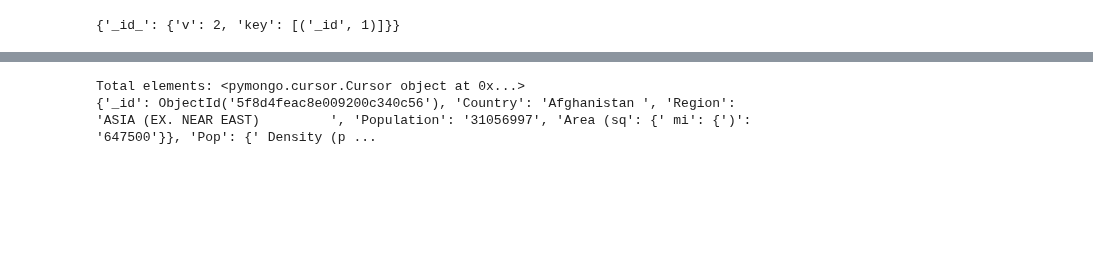
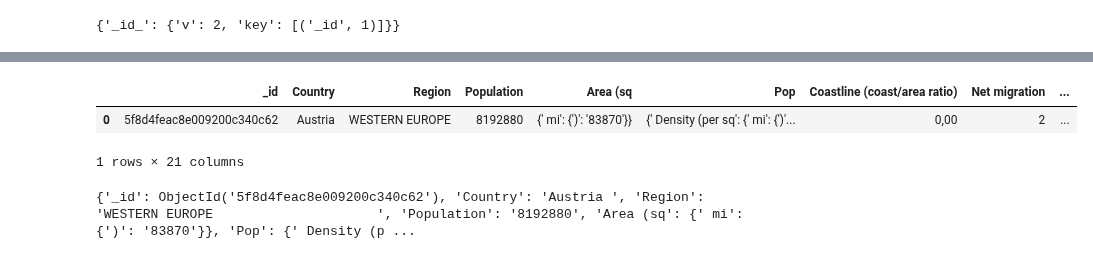
Before and after one commit to Clapiniella/data_science_jun_2020, a Jupyter notebook: week15/day2/no_sql_mongodb/mongodb_example.ipynb, the cells around one changed output, grey strips where cells are left out. Drawn from its saved outputs; the diff is of its cells as text; code cells hidden in the pictures; blank space fills up the shorter version.

```diff
--- a/week15/day2/no_sql_mongodb/mongodb_example.ipynb
+++ b/week15/day2/no_sql_mongodb/mongodb_example.ipynb
@@ -53,11 +53,22 @@ collection.find_one()
-# %%
-for x in collection.find():
-    print("Total elements:", collection.find())
-    print(x)
-    break
-# %% [output]
-Total elements: <pymongo.cursor.Cursor object at 0x...>
-{'_id': ObjectId('5f8d4feac8e009200c340c56'), 'Country': 'Afghanistan ', 'Region': 'ASIA (EX. NEAR EAST)         ', 'Population': '31056997', 'Area (sq': {' mi': {')': '647500'}}, 'Pop': {' Density (p ...
+# %%
+import pandas as pd
+
+df = pd.DataFrame(data=[collection.find_one()])
+df
+# %% [output]
+|  | _id | Country | Region | Population | Area (sq | Pop | Coastline (coast/area ratio) | Net migration | ... |
+| 0 | 5f8d4feac8e009200c340c62 | Austria | WESTERN EUROPE | 8192880 | {' mi': {')': '83870'}} | {' Density (per sq': {' mi': {')'... | 0,00 | 2 | ... |
+1 rows × 21 columns
+# %%
+
+fetch_albania = collection.find({}, {'Country': "Albania"})
+for y in fetch_albania:
+    object_id = y["_id"]
+    for x in collection.find():
+        if x["_id"] == object_id:
+            print(x)
+# %% [output]
+{'_id': ObjectId('5f8d4feac8e009200c340c62'), 'Country': 'Austria ', 'Region': 'WESTERN EUROPE                     ', 'Population': '8192880', 'Area (sq': {' mi': {')': '83870'}}, 'Pop': {' Density (p ...
 # %%
 fetch_albania = collection.find({},{'Country': "Albania"})
 for x in fetch_albania:
```
Also changed, not shown: parts of 6 cells of this notebook, 4 other files.
